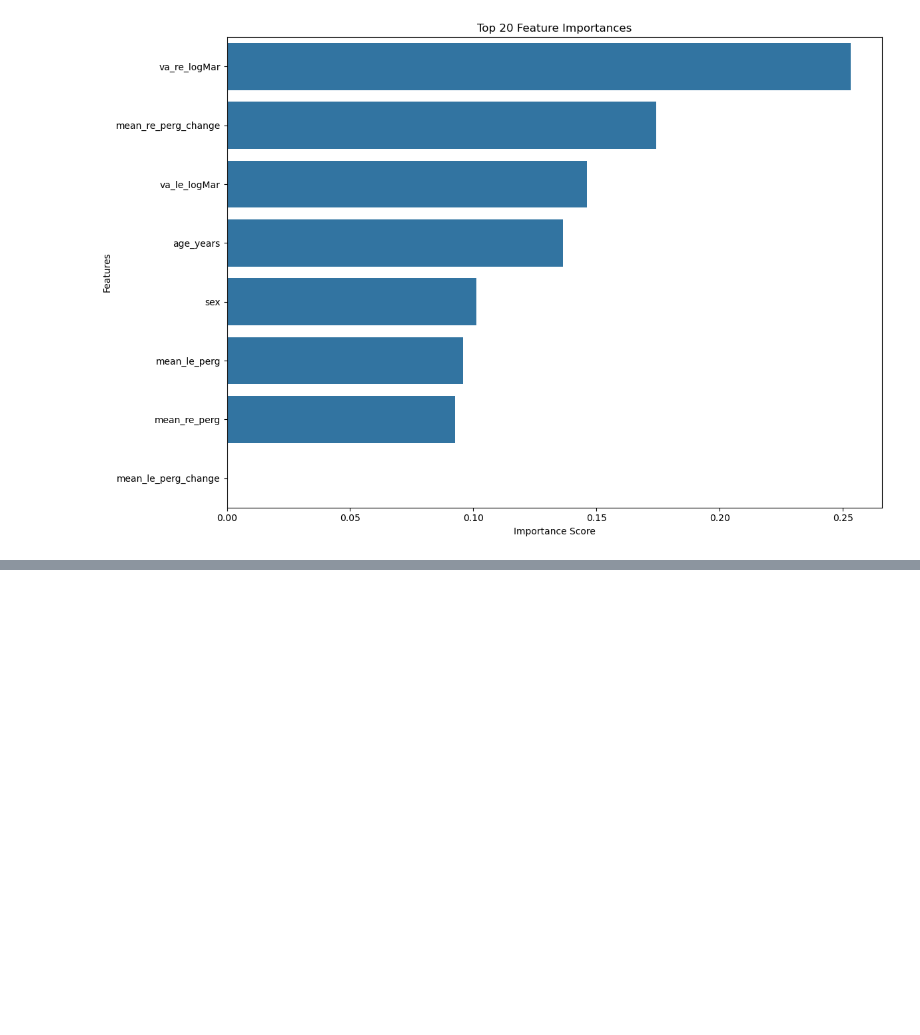
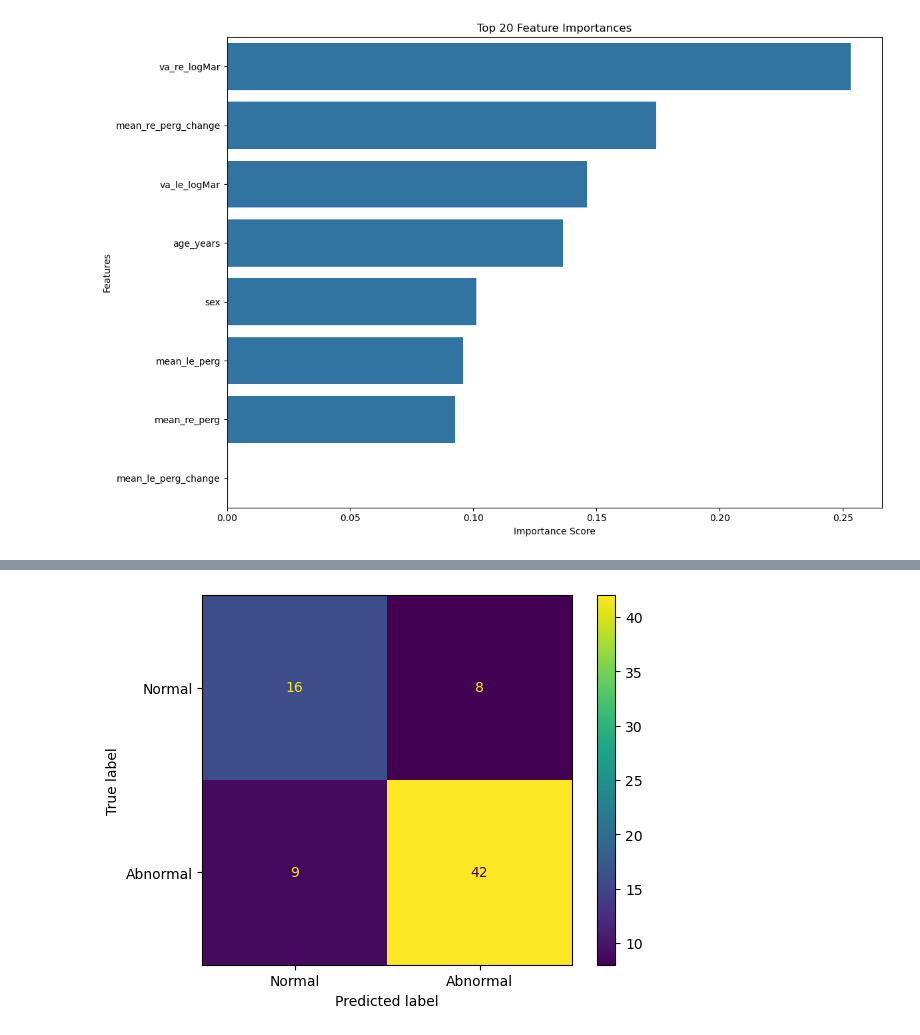
Before and after one commit to visalakshi2001/ocular-electrophysiology, a Jupyter notebook: analysis1.ipynb, the cells around one changed output, grey strips where cells are left out. Cells and saved outputs as stored; diff of their text form; code cells hidden in the pictures; blank space fills up the shorter version.

```diff
--- a/analysis1.ipynb
+++ b/analysis1.ipynb
@@ -521,0 +545,6 @@ weighted avg       0.77      0.77      0.77        75
+# %%
+ConfusionMatrixDisplay(confusion_matrix(y_test, predictions),
+                       display_labels=["Normal", "Abnormal"]).plot()
+plt.show()
+# %% [output]
+[figure, added]
```
Also changed, not shown: parts of 20 cells of this notebook, 3 other files.
